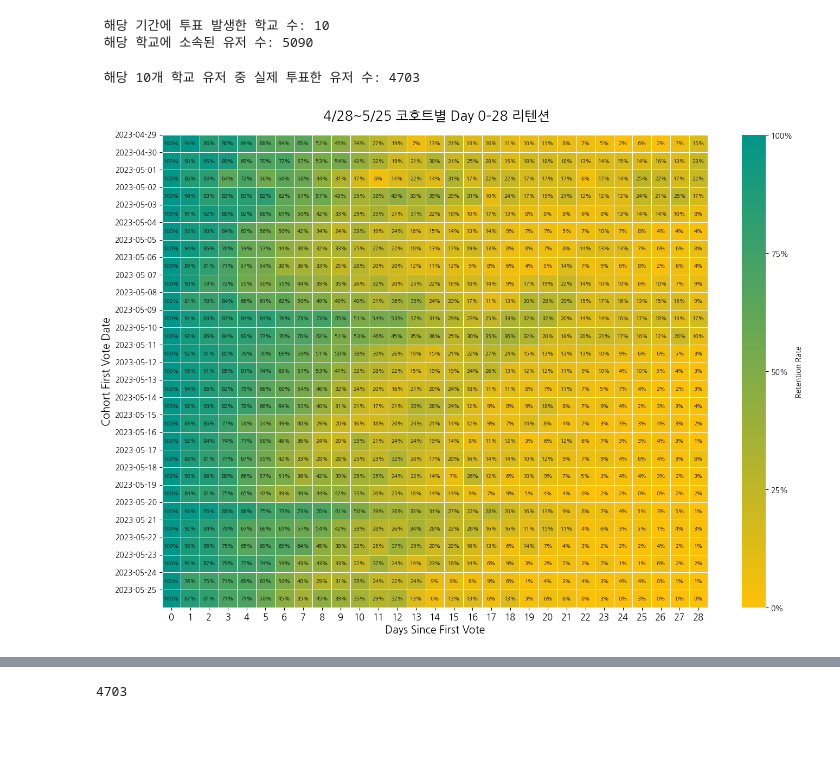
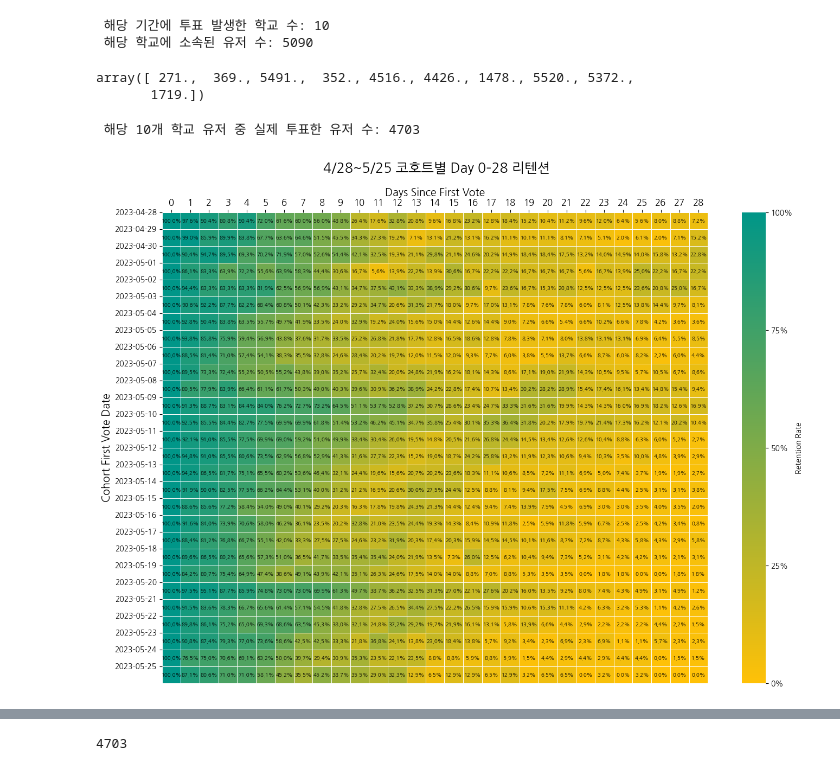
Before and after one commit to saeraniren/advanced_project, a Jupyter notebook: 재검토.ipynb, the cells around one changed output, grey strips where cells are left out. Drawn from its saved outputs; the diff is of its cells as text; code cells hidden in the pictures; blank space fills up the shorter version.

```diff
--- a/재검토.ipynb
+++ b/재검토.ipynb
@@ -17,7 +17,7 @@ votes_df["vote_date"] = pd.to_datetime(votes_df["created_at"]).dt.date
 
 # 해당 기간(4/28 ~ 5/25)에 투표한 유저 ID
 target_user_ids = votes_df[
-    (votes_df["vote_date"] >= pd.to_datetime("2023-04-29").date()) &
+    (votes_df["vote_date"] >= pd.to_datetime("2023-04-28").date()) &
     (votes_df["vote_date"] <= pd.to_datetime("2023-05-25").date())
 ]["user_id"].unique()
 
@@ -46,6 +46,11 @@ print(" 해당 학교에 소속된 유저 수:", final_user_count)
 # %% [output]
  해당 기간에 투표 발생한 학교 수: 10
  해당 학교에 소속된 유저 수: 5090
+# %%
+active_school_ids
+# %% [output]
+array([ 271.,  369., 5491.,  352., 4516., 4426., 1478., 5520., 5372.,
+       1719.])
 # %%
 # 해당 학교에 속한 유저 ID 목록
 target_school_user_ids = users_with_school[
@@ -78,7 +83,7 @@ votes_filtered_df["active_day"] = (votes_filtered_df["vote_date"] - votes_filter
 
 # 기간 필터 (cohort_day 기준 4/29~5/25 사이)
 votes_filtered_df = votes_filtered_df[
-    (votes_filtered_df["cohort_day"] >= "2023-04-29") &
+    (votes_filtered_df["cohort_day"] >= "2023-04-28") &
     (votes_filtered_df["cohort_day"] <= "2023-05-25") &
     (votes_filtered_df["active_day"] >= 0)
 ]
@@ -101,39 +106,47 @@ from matplotlib import ticker
 
 # 피벗: Day 0~28까지만 시각화
 heat_df = ret_df.pivot(index="cohort_day", columns="active_day", values="rate").fillna(0)
-heat_25 = heat_df.loc[:, :28]
+heat_28 = heat_df.loc[:, :28]
 
 # 컬러맵
 custom_cmap = mcolors.LinearSegmentedColormap.from_list(
     "team_palette", ["#ffc107", "#009688"], N=256
 )
 
 # 히트맵 생성
 plt.figure(figsize=(14, 10))
-sns.heatmap(
+ax = sns.heatmap(
     heat_25,
     cmap=custom_cmap,
-    annot=heat_25.applymap(lambda x: f"{x:.0%}"),
+    annot=heat_25.applymap(lambda x: f"{x:.1%}"),
     fmt="",
     annot_kws={"size": 7, "color": "black"},
     linewidths=0.5,
     linecolor="white",
     vmin=0, vmax=1,
     cbar_kws={
         "label": "Retention Rate",
         "format": ticker.PercentFormatter(xmax=1, decimals=0),
         "ticks": [0, 0.25, 0.5, 0.75, 1.0]
     }
 )
 
+# 축과 레이블 설정
+ax.xaxis.set_ticks_position('top')
+ax.xaxis.set_label_position('top')
+plt.xticks(rotation=0, fontsize=12)
+
+new_ylabels = [idx.split('T')[0] for idx in heat_25.index.astype(str)]
+ax.set_yticklabels(new_ylabels, rotation=0, fontsize=10)
+
 # 축 및 제목 설정
 plt.xticks(rotation=0, fontsize=12)
 plt.yticks(ticks=range(len(heat_25.index)), labels=heat_25.index.strftime('%Y-%m-%d'), rotation=0, fontsize=10)
 plt.title(" 4/28~5/25 코호트별 Day 0–28 리텐션", fontsize=18, pad=20)
 plt.xlabel("Days Since First Vote", fontsize=14)
 plt.ylabel("Cohort First Vote Date", fontsize=14)
 
 plt.tight_layout()
 plt.show()
 # %% [output]
-[figure, old version]
+[figure, new version]
```
Also changed, not shown: parts of 20 cells of this notebook.
